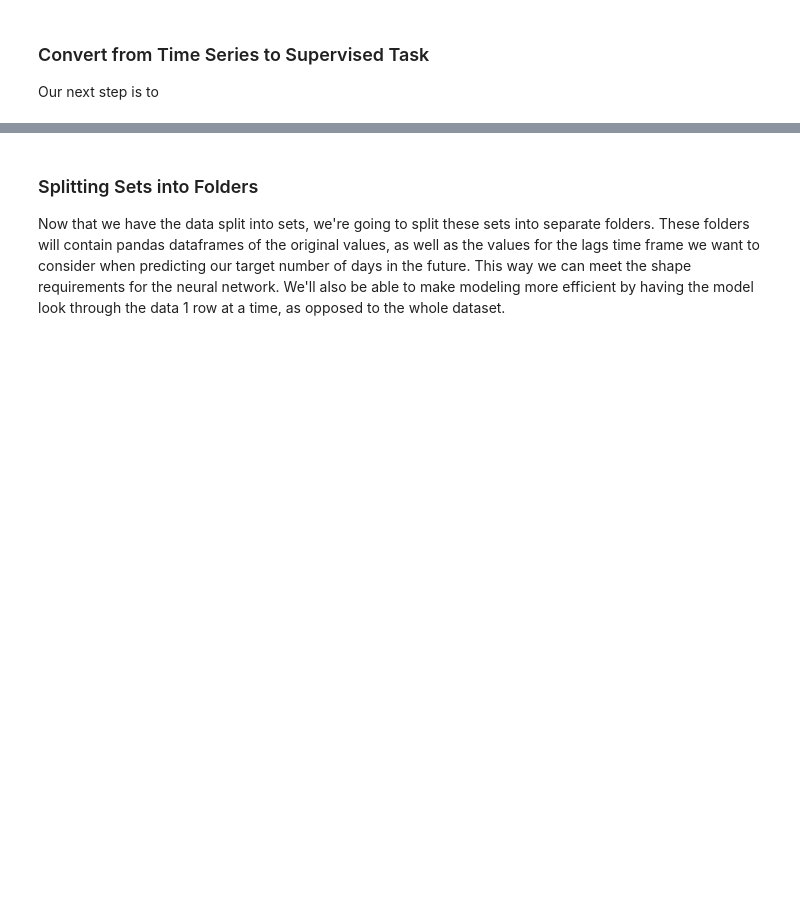
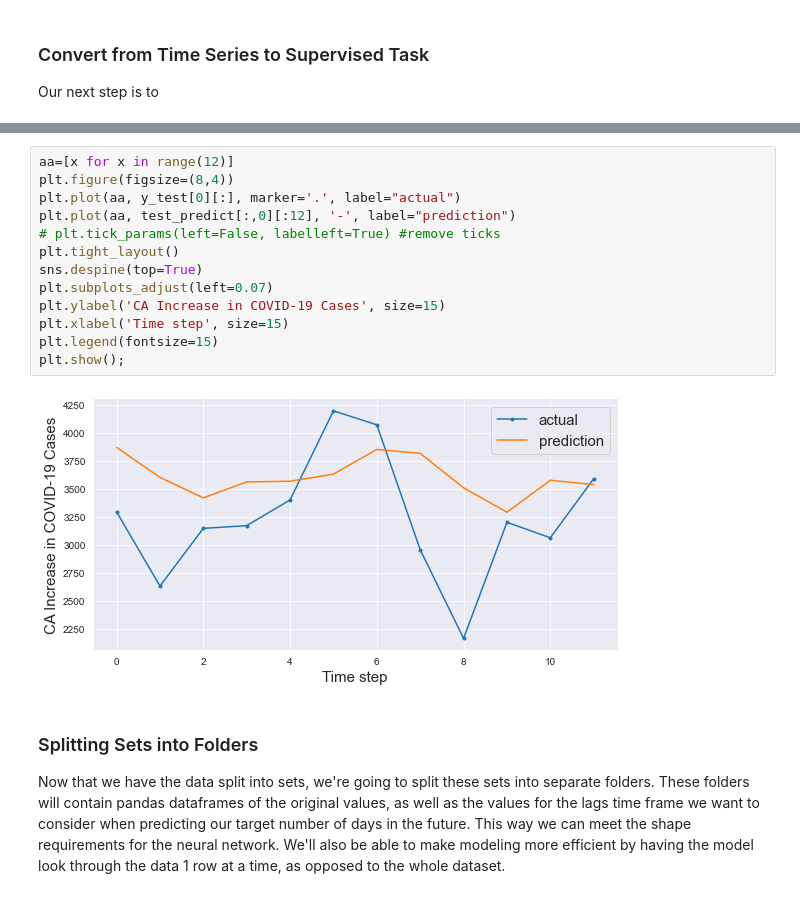
Before and after one commit to bmauss/COVID_Forecast, a Jupyter notebook: LSTM Models.ipynb, the cells around one changed output, grey strips where cells are left out. Saved outputs shown, nothing was run; the diff lists cells and outputs as text; blank space fills up the shorter version.

```diff
--- a/LSTM Models.ipynb
+++ b/LSTM Models.ipynb
@@ -208,3 +249,18 @@ Our next step is to
+# %%
+aa=[x for x in range(12)]
+plt.figure(figsize=(8,4))
+plt.plot(aa, y_test[0][:], marker='.', label="actual")
+plt.plot(aa, test_predict[:,0][:12], '-', label="prediction")
+# plt.tick_params(left=False, labelleft=True) #remove ticks
+plt.tight_layout()
+sns.despine(top=True)
+plt.subplots_adjust(left=0.07)
+plt.ylabel('CA Increase in COVID-19 Cases', size=15)
+plt.xlabel('Time step', size=15)
+plt.legend(fontsize=15)
+plt.show();
+# %% [output]
+[figure, added]
 # %% [markdown]
 ### Splitting Sets into Folders
 Now that we have the data split into sets, we're going to split these sets into separate folders. These folders will contain pandas dataframes of the original values, as well as the values for the lags time frame we want to consider when predicting our target number of days in the future.  This way we can meet the shape requirements for the neural network.  We'll also be able to make modeling more efficient by having the model look through the data 1 row at a time, as opposed to the whole dataset.
```
Also changed, not shown: parts of 16 cells of this notebook, 6 other files.
